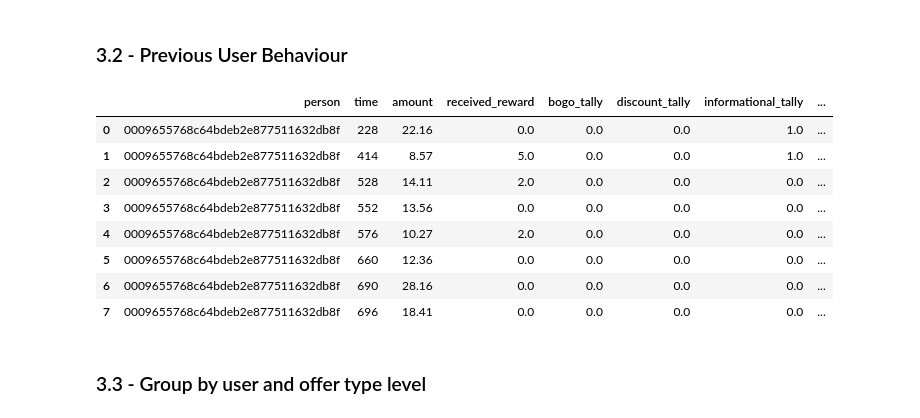
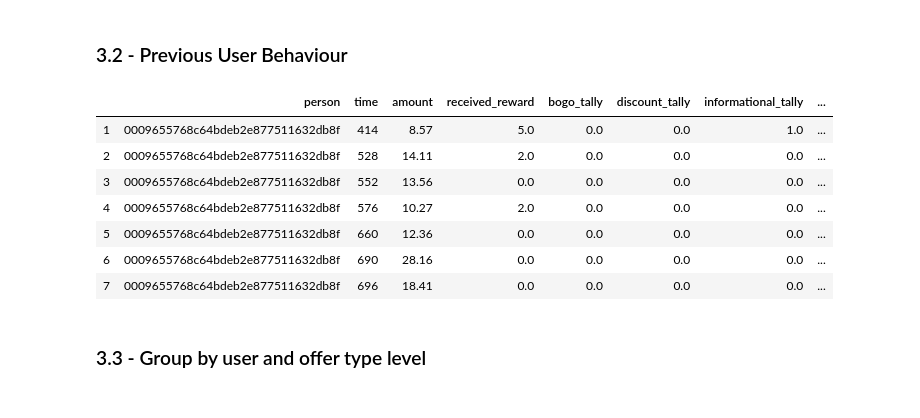
Before and after one commit to GunnarGriese/capstone-udacity, a Jupyter notebook: Starbucks_Capstone_notebook.ipynb, the cells around one changed output. Cells and saved outputs as stored; diff of their text form; code cells hidden in the pictures.

```diff
--- a/Starbucks_Capstone_notebook.ipynb
+++ b/Starbucks_Capstone_notebook.ipynb
@@ -672,29 +672,28 @@ transactions["profit"] = transactions["amount"] - transactions["received_reward"
 # %%
 # Calculate how many times a user was exposed to offers before the current transaction
 cumsum_cols = ['amount', 'received_reward', 'bogo_tally', 'discount_tally', 'informational_tally']
 
 for col in cumsum_cols:
     new_col = "hist_" + col
     transactions[new_col] = transactions.sort_values(by="time", ascending=True).groupby("person")[col].cumsum()
     transactions[new_col] = transactions[new_col] - transactions[col]
 
 hist_cols = ["hist_bogo_tally", "hist_discount_tally", "hist_informational_tally"]
 
 for col in hist_cols:
     transactions[col] = transactions[col].apply(lambda x: 1 if x > 1 else x)
 
 # Calculate time diff to previous transaction
 transactions["prev_trans"] = transactions.sort_values(by="time", ascending=True).groupby("person")["time"].shift(1)
 transactions["time_diff"] = transactions["time"] - transactions["prev_trans"]
-#transactions["time_diff"].fillna(0, inplace=True)
+transactions = transactions[transactions["time_diff"].notnull()]
 
 del transactions["prev_trans"]
 
 # Validation
 transactions[transactions["person"]=="0009655768c64bdeb2e877511632db8f"]
 # %% [output]
 |  | person | time | amount | received_reward | bogo_tally | discount_tally | informational_tally | ... |
-| 0 | 0009655768c64bdeb2e877511632db8f | 228 | 22.16 | 0.0 | 0.0 | 0.0 | 1.0 | ... |
 | 1 | 0009655768c64bdeb2e877511632db8f | 414 | 8.57 | 5.0 | 0.0 | 0.0 | 1.0 | ... |
 | 2 | 0009655768c64bdeb2e877511632db8f | 528 | 14.11 | 2.0 | 0.0 | 0.0 | 0.0 | ... |
 | 3 | 0009655768c64bdeb2e877511632db8f | 552 | 13.56 | 0.0 | 0.0 | 0.0 | 0.0 | ... |
```
Also changed, not shown: parts of 21 cells of this notebook, 10 other files.
